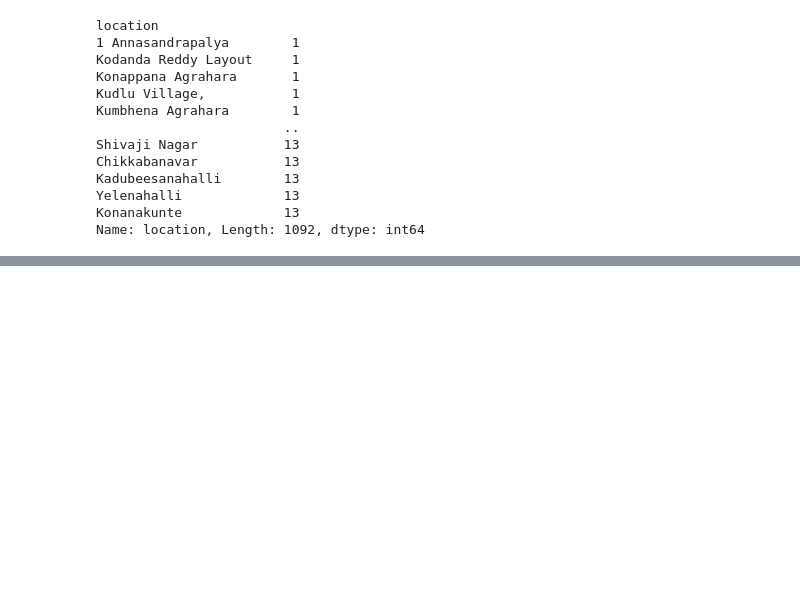
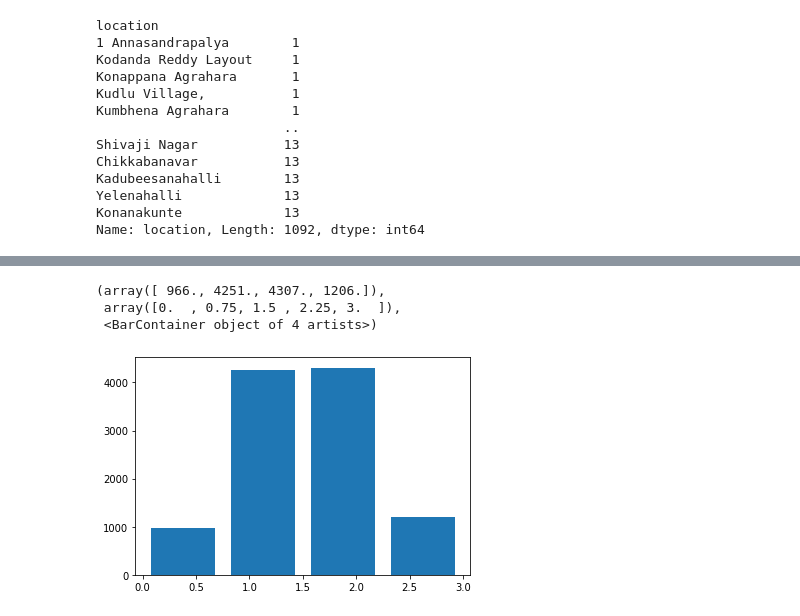
Before and after one commit to DEEPAKMITTAL7/Machine-Learning, a Jupyter notebook: Projects/Major/Real State Price Prediction/Untitled.ipynb, the cells around one changed output, grey strips where cells are left out. Saved outputs shown, nothing was run; the diff lists cells and outputs as text; code cells hidden in the pictures; blank space fills up the shorter version.

```diff
--- a/Projects/Major/Real State Price Prediction/Untitled.ipynb
+++ b/Projects/Major/Real State Price Prediction/Untitled.ipynb
@@ -480,0 +707,7 @@ SyntaxError: expected 'else' after 'if' expression (2644308200.py, line 1)
+# %%
+plt.hist(data['balcony'],rwidth=0.8,bins=4)
+# %% [output]
+(array([ 966., 4251., 4307., 1206.]),
+ array([0.  , 0.75, 1.5 , 2.25, 3.  ]),
+ <BarContainer object of 4 artists>)
+[figure, added]
```
Also changed, not shown: parts of 51 cells of this notebook, 2 other files.
